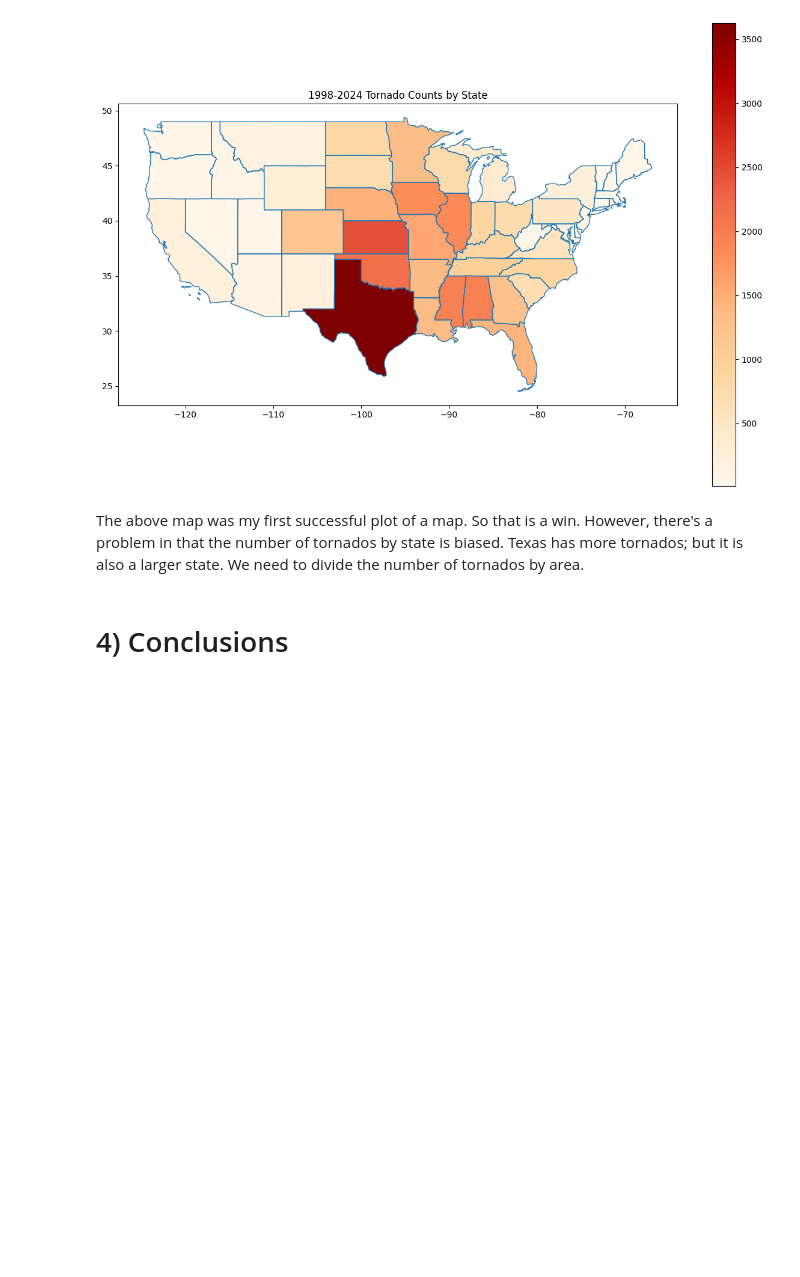
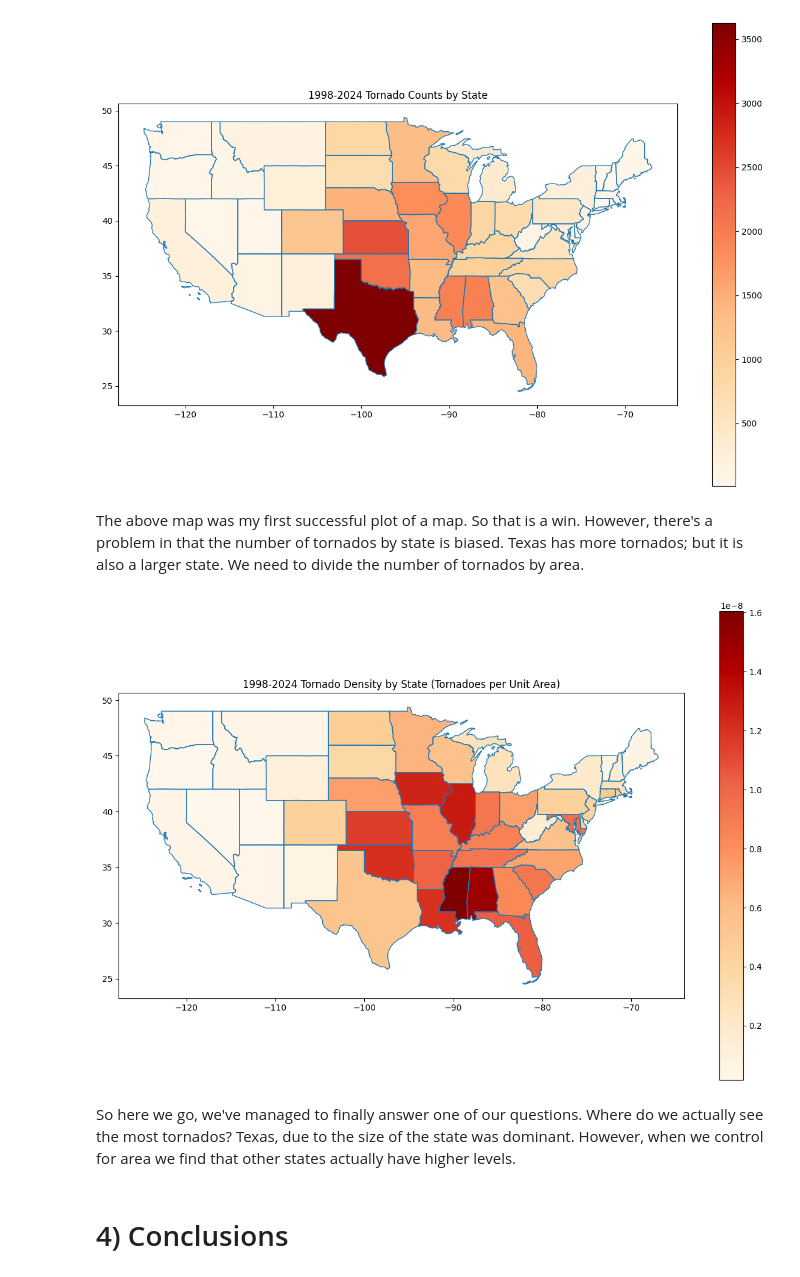
Before and after one commit to drpafowler/datafun-06-eda, a Jupyter notebook: philip_eda.ipynb, the cells around one changed output. Cells and saved outputs as stored; diff of their text form; code cells hidden in the pictures; blank space fills up the shorter version.

```diff
--- a/philip_eda.ipynb
+++ b/philip_eda.ipynb
@@ -834,5 +860,61 @@ plt.show()
 [figure]
 # %% [markdown]
 The above map was my first successful plot of a map.  So that is a win.  However, there's a problem in that the number of tornados by state is biased.  Texas has more tornados; but it is also a larger state.  We need to divide the number of tornados by area.
+# %%
+# Filter for tornado events
+tornado_df = df[df['EVENT_TYPE'] == 'Tornado']
+
+# Check if the filtered DataFrame is empty
+if tornado_df.empty:
+    print("No tornado events found in the DataFrame.")
+
+# Group by state abbreviation and count the number of tornadoes
+tornado_counts_by_state = tornado_df.groupby('STATE_FIPS').size().reset_index(name='count')
+
+# Load the shapefile for US states
+shapefile_path = 'shp/cb_2018_us_state_20m.shp'
+gdf = gpd.read_file(shapefile_path)
+
+# List of state fips codes for the 48 contiguous US states
+contiguous_fips_states = [
+    '01', '04', '05', '06', '08', '09', '10', '12', '13', '16', '17', '18', '19', '20', '21', '22', '23', '24', '25',
+    '26', '27', '28', '29', '30', '31', '32', '33', '34', '35', '36', '37', '38', '39', '40', '41', '42', '44', '45',
+    '46', '47', '48', '49', '50', '51', '53', '54', '55', '56'
+]
+
+# Filter the GeoDataFrame to include only the contiguous states
+gdf_contiguous = gdf[gdf['STATEFP'].isin(contiguous_fips_states)]
+
+# Merge the tornado data with the state geometries
+merged = gdf_contiguous.merge(tornado_counts_by_state, left_on='STATEFP', right_on='STATE_FIPS', how='left')
+
+# Check if the merged DataFrame contains count column and print no count column
+if 'count' not in merged.columns:
+    print("No tornado events found in the contiguous US states.")
+
+# Check if the merged DataFrame is empty
+if merged.empty:
+    print("No common states found between the shapefile and tornado data.")
+
+# Check for missing geometries
+merged = merged[merged.geometry.notnull()]
+
+# Validate geometries
+merged = merged[merged.is_valid]
+
+# Calculate tornado density (number of tornadoes per unit area)
+merged['tornado_density'] = merged['count'] / merged['ALAND']
+
+# Plot the map
+fig, ax = plt.subplots(1, 1, figsize=(15, 10))
+gdf_contiguous.boundary.plot(ax=ax, linewidth=1)
+merged.plot(column='tornado_density', ax=ax, legend=True, cmap='OrRd', missing_kwds={"color": "lightgrey"})
+
+plt.title('1998-2024 Tornado Density by State (Tornadoes per Unit Area)')
+plt.show()
+# %% [output]
+[figure, added]
+# %% [markdown]
+So here we go, we've managed to finally answer one of our questions.  Where do we actually see the most tornados?  Texas, due to the size of the state was dominant.  However, when we control for area we find that other states actually have higher levels.
 # %% [markdown]
 # 4) Conclusions
```
Also changed, not shown: parts of 3 cells of this notebook.
